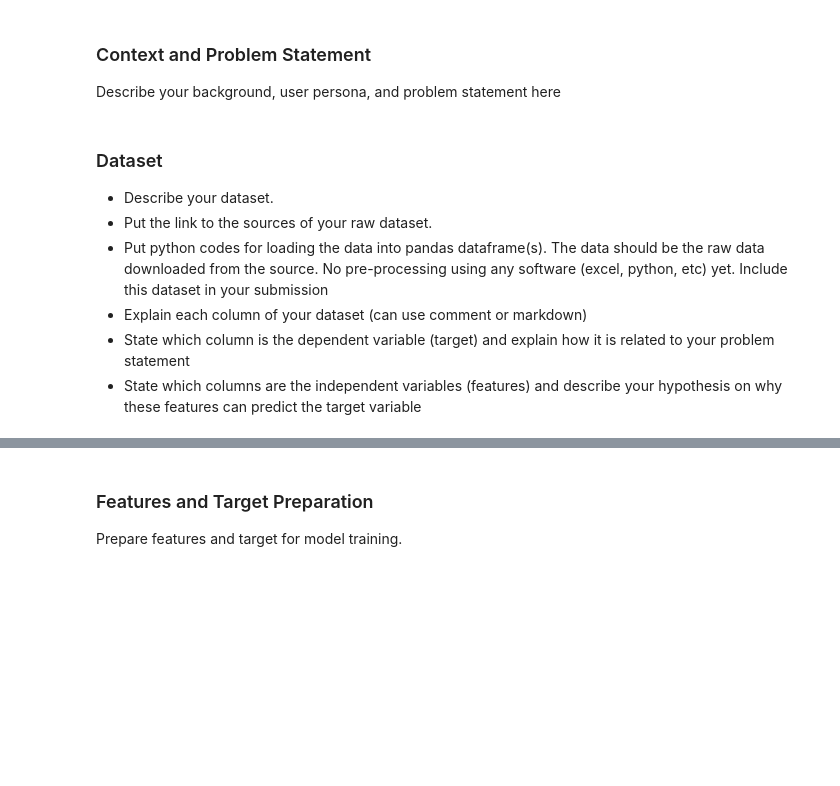
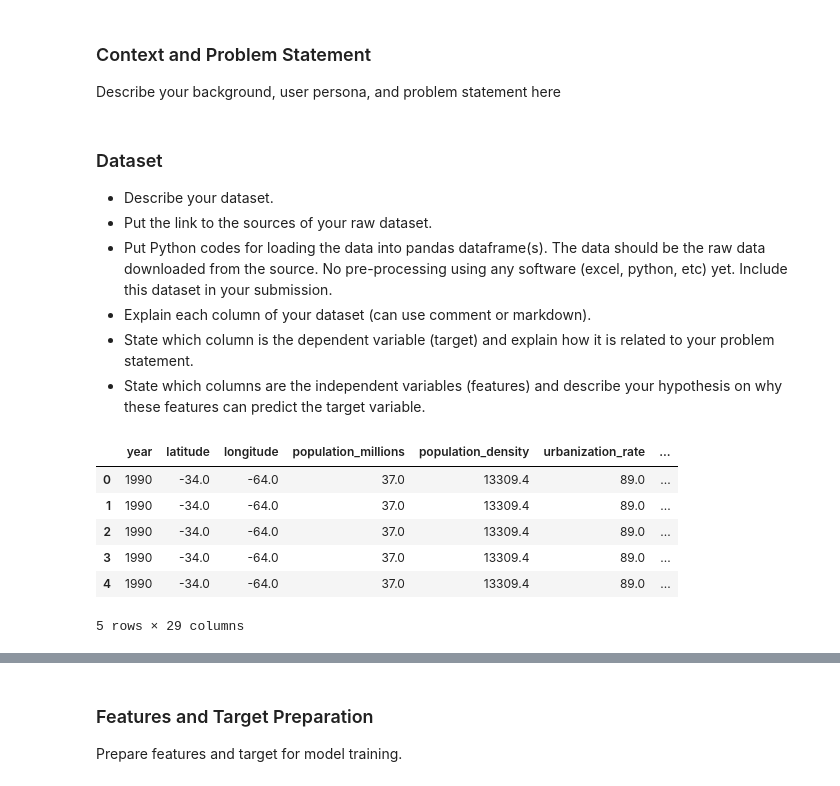
Before and after one commit to jaredliw/dtp3, a Jupyter notebook: model.ipynb, the cells around one changed output, grey strips where cells are left out. Cells and saved outputs as stored; diff of their text form; code cells hidden in the pictures; blank space fills up the shorter version.

```diff
--- a/model.ipynb
+++ b/model.ipynb
@@ -24,7 +33,7 @@ Describe your background, user persona, and problem statement here
 
 - Describe your dataset.
 - Put the link to the sources of your raw dataset.
-- Put python codes for loading the data into pandas dataframe(s). The data should be the raw data downloaded from the source. No pre-processing using any software (excel, python, etc) yet. Include this dataset in your submission
-- Explain each column of your dataset (can use comment or markdown)
-- State which column is the dependent variable (target) and explain how it is related to your problem statement
-- State which columns are the independent variables (features) and describe your hypothesis on why these features can predict the target variable
+- Put Python codes for loading the data into pandas dataframe(s). The data should be the raw data downloaded from the source. No pre-processing using any software (excel, python, etc) yet. Include this dataset in your submission.
+- Explain each column of your dataset (can use comment or markdown).
+- State which column is the dependent variable (target) and explain how it is related to your problem statement.
+- State which columns are the independent variables (features) and describe your hypothesis on why these features can predict the target variable.
@@ -33,2 +73,13 @@ Describe your background, user persona, and problem statement here
+# %%
+df = pd.read_csv(FILENAME)[[*FEATURES, TARGET]]
+df.head()
+# %% [output]
+|  | year | latitude | longitude | population_millions | population_density | urbanization_rate | ... |
+| 0 | 1990 | -34.0 | -64.0 | 37.0 | 13309.4 | 89.0 | ... |
+| 1 | 1990 | -34.0 | -64.0 | 37.0 | 13309.4 | 89.0 | ... |
+| 2 | 1990 | -34.0 | -64.0 | 37.0 | 13309.4 | 89.0 | ... |
+| 3 | 1990 | -34.0 | -64.0 | 37.0 | 13309.4 | 89.0 | ... |
+| 4 | 1990 | -34.0 | -64.0 | 37.0 | 13309.4 | 89.0 | ... |
+5 rows × 29 columns
 # %% [markdown]
 ### Clean & Analyze your data
```
Also changed, not shown: parts of 28 cells of this notebook.
